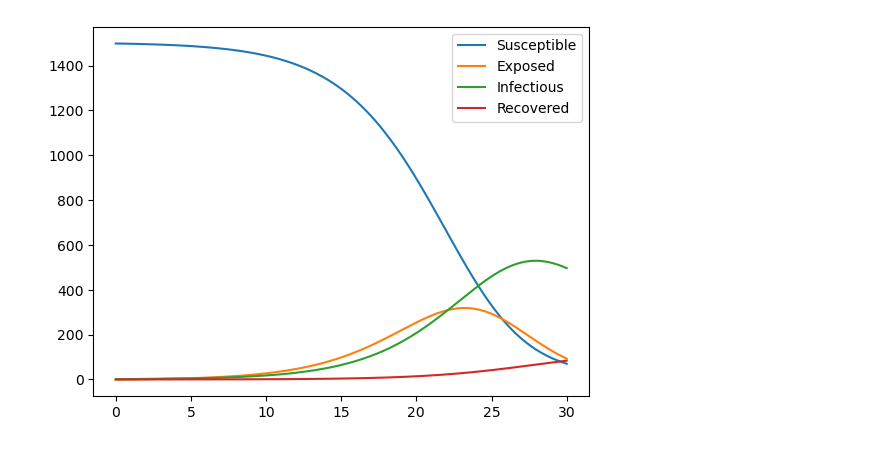
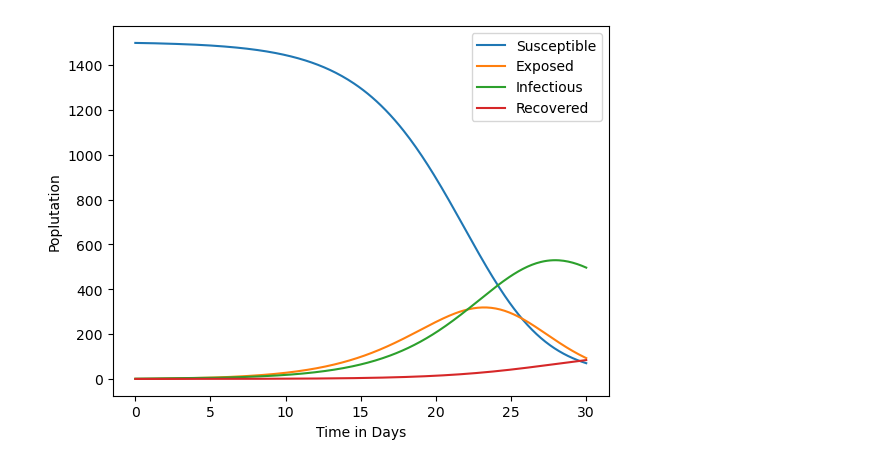
Before and after one commit to chaytorericka/Math2030Mod2, a Jupyter notebook: SEIR_graphing.ipynb, the cells around one changed output. Cells and saved outputs as stored; diff of their text form; code cells hidden in the pictures.

```diff
--- a/SEIR_graphing.ipynb
+++ b/SEIR_graphing.ipynb
@@ -27,31 +27,33 @@ I[0] = 1
 delay_steps = int(tau/dt)
 
 for t in range(1, steps):
 
     if t - delay_steps >= 0:
         S_tau = S[t - delay_steps]
         I_tau = I[t - delay_steps]
     else:
         S_tau = S[0]
         I_tau = I[0]
 
     dS = -gamma * S[t-1] * I[t-1] / N
     dE = gamma * S[t-1] * I[t-1] / N - gamma * S_tau * I_tau / N
     dI = gamma * S_tau * I_tau / N - alpha * I[t-1]
     dR = alpha * f * I[t-1]
 
     S[t] = S[t-1] + dS*dt
     E[t] = E[t-1] + dE*dt
     I[t] = I[t-1] + dI*dt
     R[t] = R[t-1] + dR*dt
 
 time = np.linspace(0, T, steps)
 
 plt.plot(time, S, label="Susceptible")
 plt.plot(time, E, label="Exposed")
 plt.plot(time, I, label="Infectious")
 plt.plot(time, R, label="Recovered")
 plt.legend()
+plt.xlabel("Time in Days")
+plt.ylabel("Poplutation")
 plt.show()
 # %% [output]
-[figure, old version]
+[figure, new version]
```
Also changed, not shown: parts of 5 cells of this notebook.
